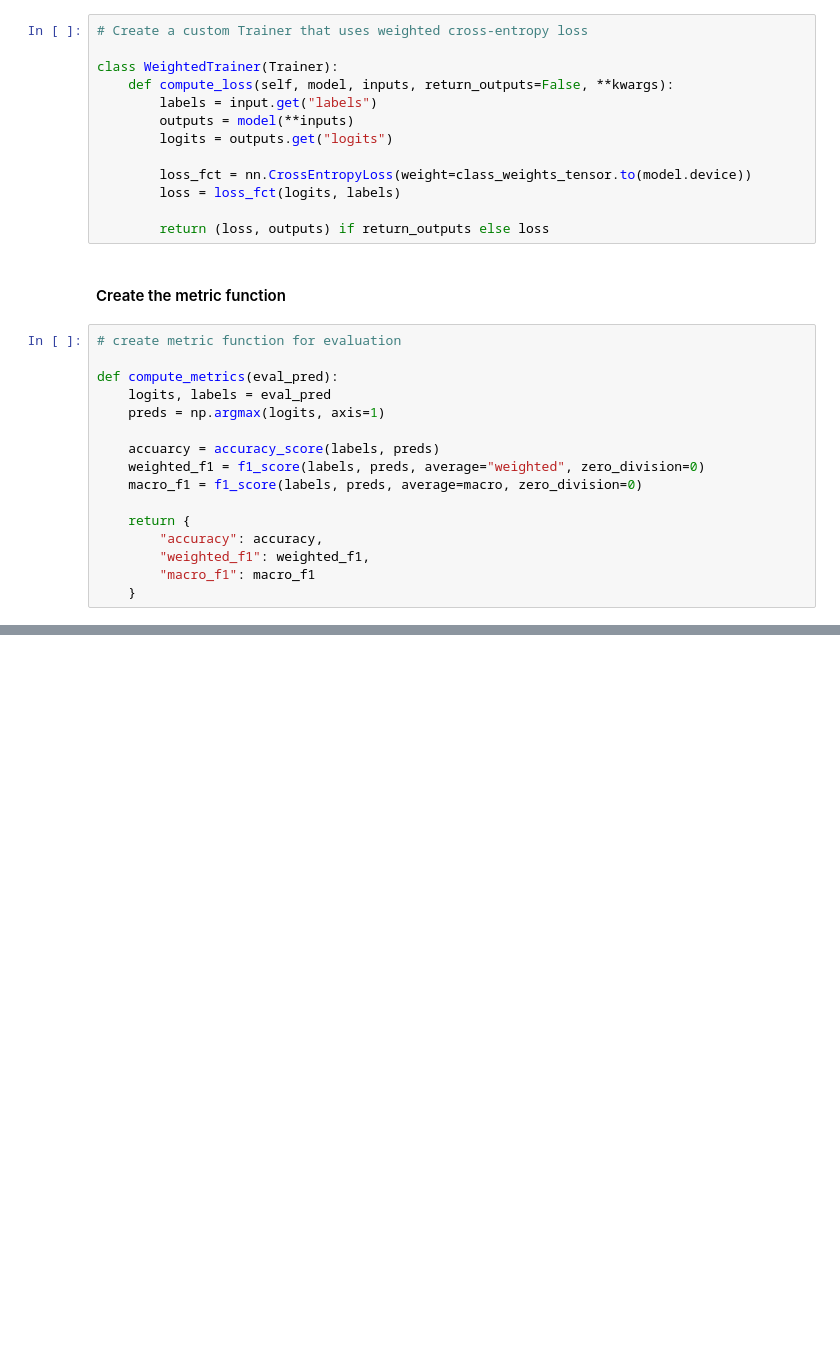
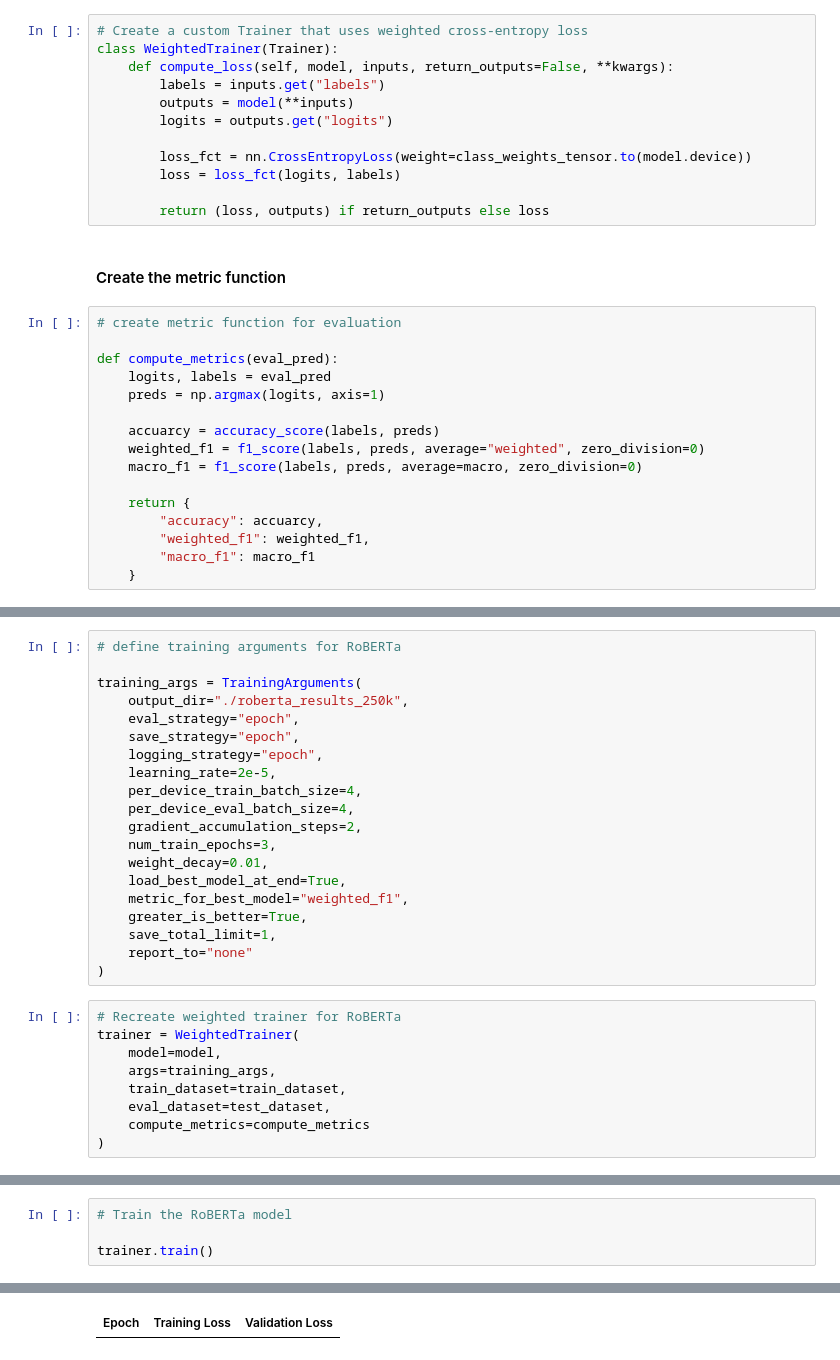
Before and after one commit to Phiziics/cfpb-complaint-intelligence, a Jupyter notebook: notebooks/03_training_roberta.ipynb, the cells around one changed output, grey strips where cells are left out. Cells and saved outputs as stored; diff of their text form; blank space fills up the shorter version.

Commit message:
training model

```diff
--- a/notebooks/03_training_roberta.ipynb
+++ b/notebooks/03_training_roberta.ipynb
@@ -364,10 +367,9 @@ Notes:
 #### Create a weighted Trainer class
 # %%
 # Create a custom Trainer that uses weighted cross-entropy loss
-
 class WeightedTrainer(Trainer):
     def compute_loss(self, model, inputs, return_outputs=False, **kwargs):
-        labels = input.get("labels")
+        labels = inputs.get("labels")
         outputs = model(**inputs)
         logits = outputs.get("logits")
 
@@ -389,7 +391,7 @@ def compute_metrics(eval_pred):
     macro_f1 = f1_score(labels, preds, average=macro, zero_division=0)
 
     return {
-        "accuracy": accuracy,
+        "accuracy": accuarcy,
         "weighted_f1": weighted_f1,
         "macro_f1": macro_f1
     }
@@ -395,0 +400,29 @@ def compute_metrics(eval_pred):
+# %%
+# define training arguments for RoBERTa
+
+training_args = TrainingArguments(
+    output_dir="./roberta_results_250k",
+    eval_strategy="epoch",
+    save_strategy="epoch",
+    logging_strategy="epoch",
+    learning_rate=2e-5,
+    per_device_train_batch_size=4,
+    per_device_eval_batch_size=4,
+    gradient_accumulation_steps=2,
+    num_train_epochs=3,
+    weight_decay=0.01,
+    load_best_model_at_end=True,
+    metric_for_best_model="weighted_f1",
+    greater_is_better=True,
+    save_total_limit=1,
+    report_to="none"
+)
+# %%
+# Recreate weighted trainer for RoBERTa
+trainer = WeightedTrainer(
+    model=model,
+    args=training_args,
+    train_dataset=train_dataset,
+    eval_dataset=test_dataset,
+    compute_metrics=compute_metrics
+)
@@ -395,0 +441,5 @@ def compute_metrics(eval_pred):
+# %%
+# Train the RoBERTa model
+
+trainer.train()
+# %% [output]
@@ -395,0 +447 @@ def compute_metrics(eval_pred):
+| Epoch | Training Loss | Validation Loss |
```
Also changed, not shown: parts of 6 cells of this notebook.
